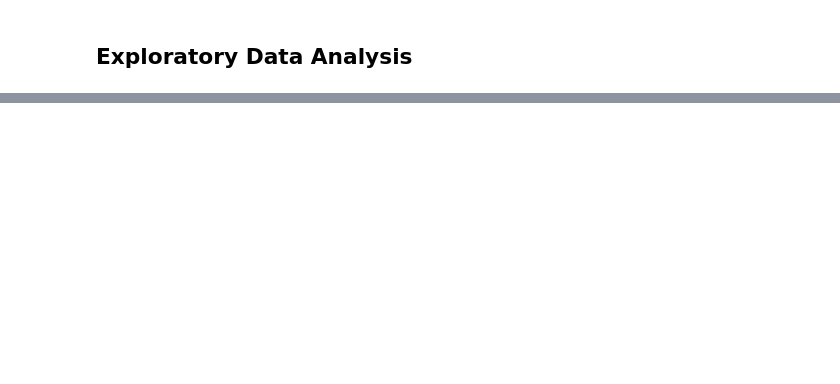
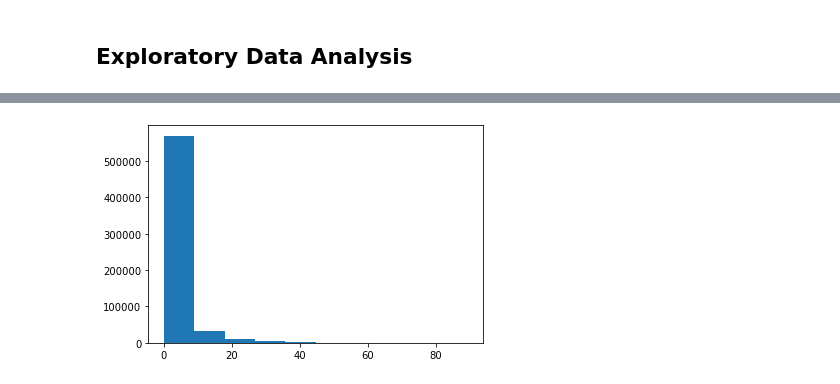
Before and after one commit to Carbonrun/YapAiTek_Challenge, a Jupyter notebook: 01_EDA.ipynb, the cells around one changed output, grey strips where cells are left out. Saved outputs shown, nothing was run; the diff lists cells and outputs as text; code cells hidden in the pictures; blank space fills up the shorter version.

```diff
--- a/01_EDA.ipynb
+++ b/01_EDA.ipynb
@@ -33,0 +39,8 @@ Training data-set consists of 616656 rows and 20 columns
+# %%
+# renaming columns
+original_col_names = list(train_data.columns)
+modified_col_names = ['unnamed', 'episode', 'station', 'ch_type', 'season', 'year', 'date', 'weekday',
+             'start_time', 'end_time', 'length', 'show_name', 'episode_name', 'genre', 'first_or_rerun',
+             'episodes_in_season', 'is_movie', 'overlaped_with_game', 'market_share', 'temperature']
+train_data.columns = modified_col_names
+train_data.head(2)
@@ -67,0 +67,5 @@ train_data.describe()
+# %%
+plt.hist(train_data['market_share'], bins=10)
+plt.show()
+# %% [output]
+[figure, added]
```
Also changed, not shown: parts of 28 cells of this notebook.
